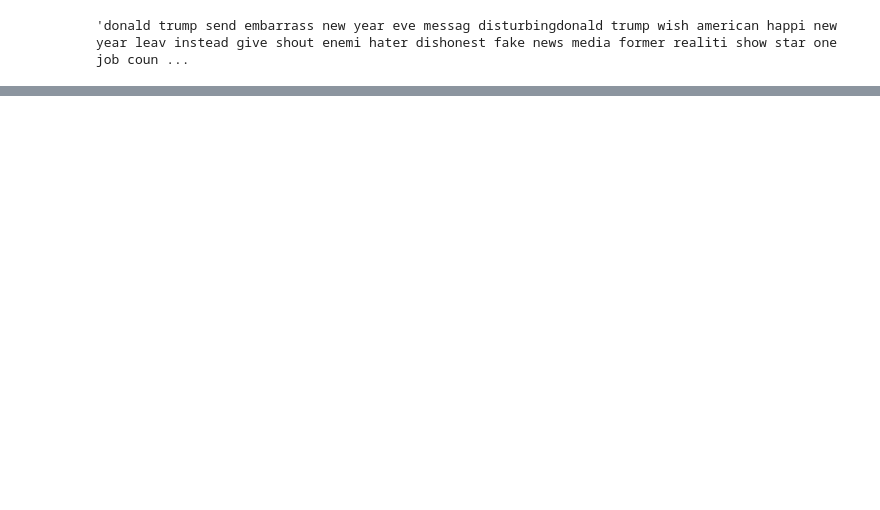
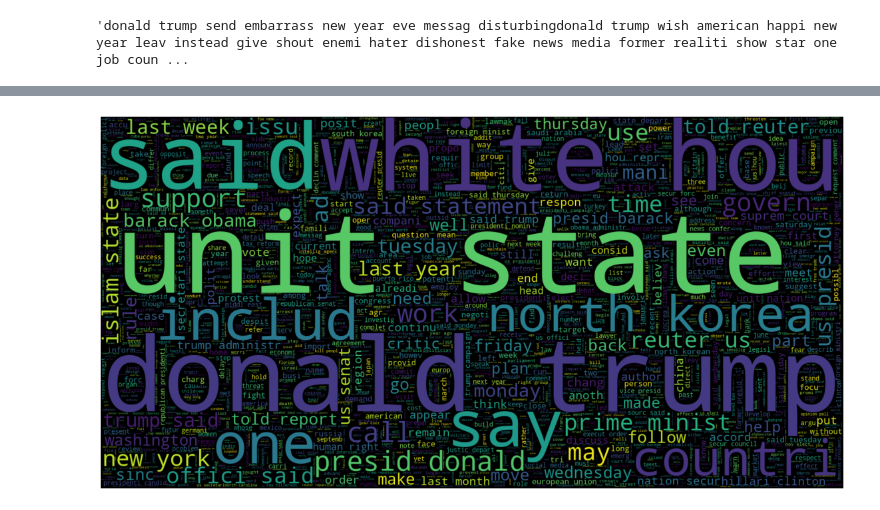
Before and after one commit to Zimi1214/Epsilon-Final-Project, a Jupyter notebook: Final_Project.ipynb, the cells around one changed output, grey strips where cells are left out. Saved outputs shown, nothing was run; the diff lists cells and outputs as text; code cells hidden in the pictures; blank space fills up the shorter version.

```diff
--- a/Final_Project.ipynb
+++ b/Final_Project.ipynb
@@ -224,0 +248,3 @@ downloaded.GetContentFile('clean.csv')
+# %%
+df=pd.read_csv('/content/drive/My Drive/Data Science/clean.csv')
+df
@@ -224,0 +265,22 @@ downloaded.GetContentFile('clean.csv')
+# %%
+# Word extraction from true and fake texts
+
+true_text = df[df.type==1]['text']
+true_text = true_text.reset_index().drop(['index'], axis=1)
+fake_words = df[df.type==0]['text']
+fake_words = fake_words.reset_index().drop(['index'], axis=1)
+# %%
+def plot_wordcloud(text_d):
+    wordcloud = WordCloud(background_color = 'black',
+                         max_words = 3000,
+                         width=1600,
+                         height=800).generate(text_d)
+    plt.clf()
+    plt.imshow(wordcloud, interpolation='bilinear')
+    plt.axis('off')
+    plt.show()
+# %%
+plt.figure(figsize=(20,18))
+plot_wordcloud(" ".join(true_text.text))
+# %% [output]
+[figure, added]
```
Also changed, not shown: parts of 16 cells of this notebook.
